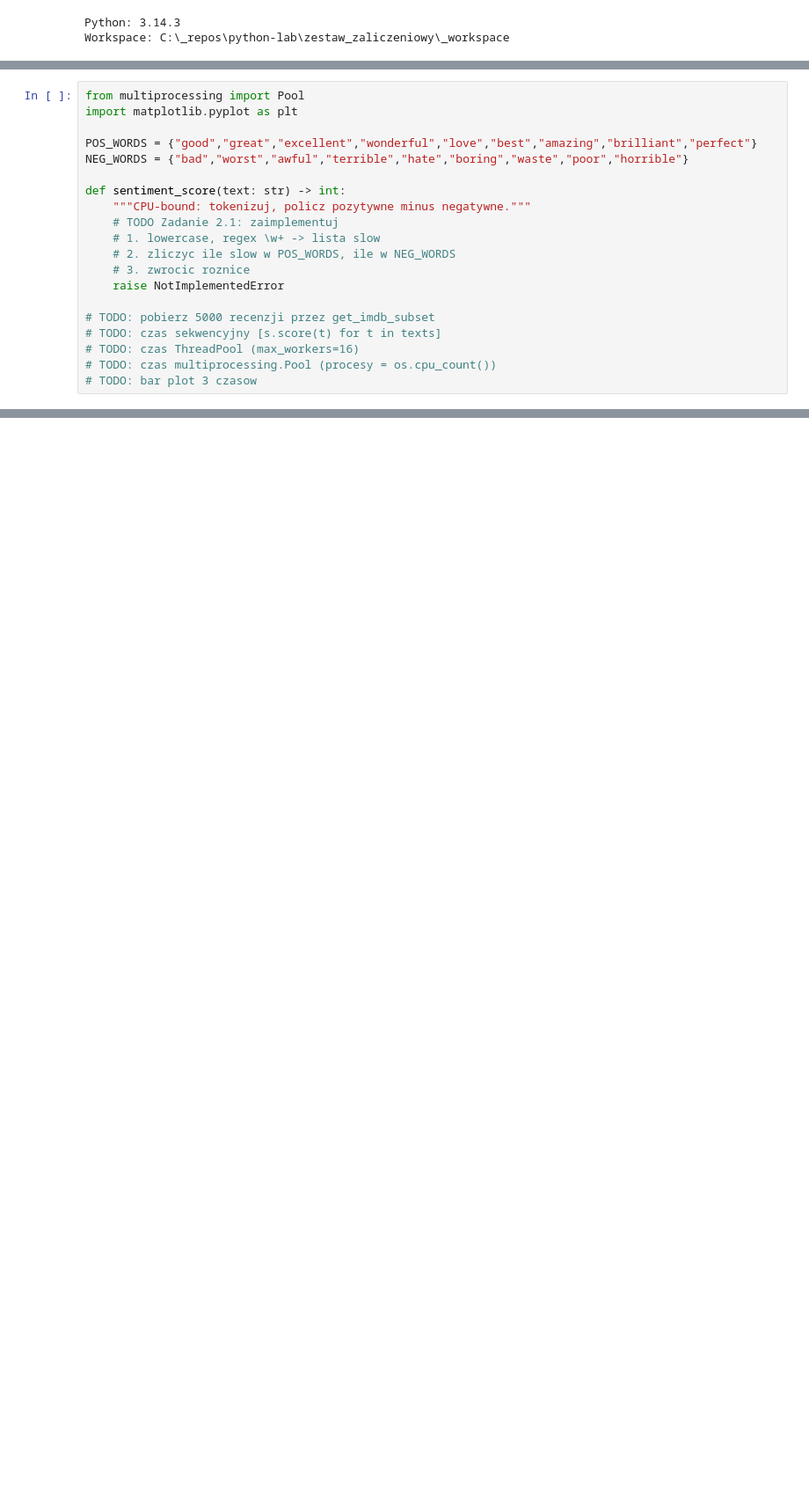
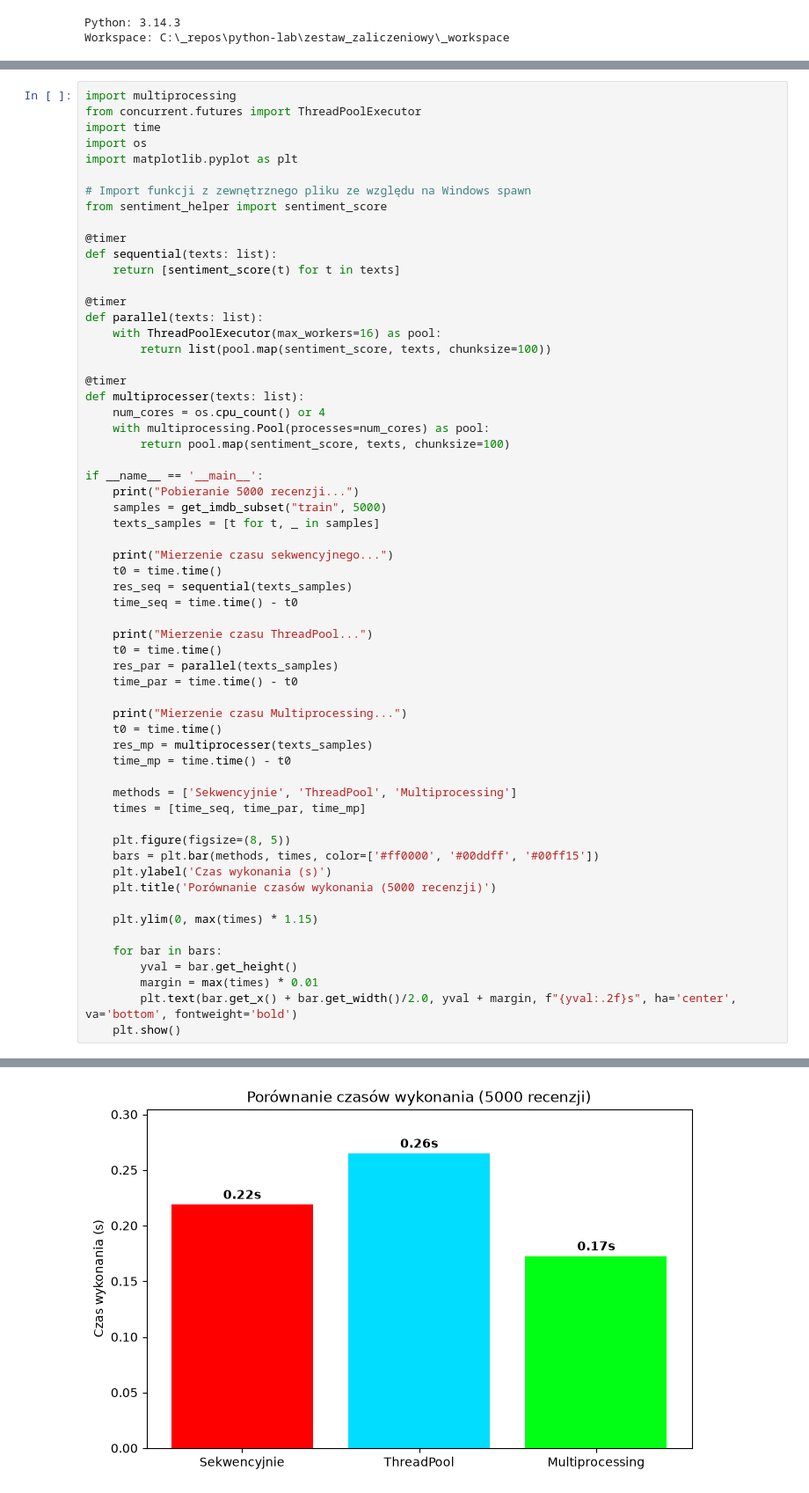
Before and after one commit to KacperGodyn/python-lab, a Jupyter notebook: zestaw_zaliczeniowy/AAP_Zestaw_Zaliczeniowy.ipynb, the cells around one changed output, grey strips where cells are left out. Shown at 88% size. Drawn from its saved outputs; the diff is of its cells as text; blank space fills up the shorter version.

```diff
--- a/zestaw_zaliczeniowy/AAP_Zestaw_Zaliczeniowy.ipynb
+++ b/zestaw_zaliczeniowy/AAP_Zestaw_Zaliczeniowy.ipynb
@@ -308,23 +309,64 @@ ThreadPool (16 workerow): 0.04s  -- 11.1x szybciej
 4. **Wniosek:** który wariant najszybszy i dlaczego? (oczekiwane: multiprocessing wygrywa, bo CPU-bound i omija GIL).
 
 **Wskazówka:** użyj `chunksize=100` w `pool.map()` żeby zmniejszyć narzut serializacji.
-# %%
-from multiprocessing import Pool
-import matplotlib.pyplot as plt
-
-POS_WORDS = {"good","great","excellent","wonderful","love","best","amazing","brilliant","perfect"}
-NEG_WORDS = {"bad","worst","awful","terrible","hate","boring","waste","poor","horrible"}
-
-def sentiment_score(text: str) -> int:
-    """CPU-bound: tokenizuj, policz pozytywne minus negatywne."""
-    # TODO Zadanie 2.1: zaimplementuj
-    # 1. lowercase, regex \w+ -> lista slow
-    # 2. zliczyc ile slow w POS_WORDS, ile w NEG_WORDS
-    # 3. zwrocic roznice
-    raise NotImplementedError
-
-# TODO: pobierz 5000 recenzji przez get_imdb_subset
-# TODO: czas sekwencyjny [s.score(t) for t in texts]
-# TODO: czas ThreadPool (max_workers=16)
-# TODO: czas multiprocessing.Pool (procesy = os.cpu_count())
-# TODO: bar plot 3 czasow
+# %%
+import multiprocessing
+from concurrent.futures import ThreadPoolExecutor
+import time
+import os
+import matplotlib.pyplot as plt
+
+# Import funkcji z zewnętrznego pliku ze względu na Windows spawn
+from sentiment_helper import sentiment_score
+
+@timer
+def sequential(texts: list):
+    return [sentiment_score(t) for t in texts]
+
+@timer
+def parallel(texts: list):
+    with ThreadPoolExecutor(max_workers=16) as pool:
+        return list(pool.map(sentiment_score, texts, chunksize=100))
+
+@timer
+def multiprocesser(texts: list):
+    num_cores = os.cpu_count() or 4
+    with multiprocessing.Pool(processes=num_cores) as pool:
+        return pool.map(sentiment_score, texts, chunksize=100)
+
+if __name__ == '__main__':
+    print("Pobieranie 5000 recenzji...")
+    samples = get_imdb_subset("train", 5000)
+    texts_samples = [t for t, _ in samples]
+
+    print("Mierzenie czasu sekwencyjnego...")
+    t0 = time.time()
+    res_seq = sequential(texts_samples)
+    time_seq = time.time() - t0
+
+    print("Mierzenie czasu ThreadPool...")
+    t0 = time.time()
+    res_par = parallel(texts_samples)
+    time_par = time.time() - t0
+
+    print("Mierzenie czasu Multiprocessing...")
+    t0 = time.time()
+    res_mp = multiprocesser(texts_samples)
+    time_mp = time.time() - t0
+
+    methods = ['Sekwencyjnie', 'ThreadPool', 'Multiprocessing']
+    times = [time_seq, time_par, time_mp]
+
+    plt.figure(figsize=(8, 5))
+    bars = plt.bar(methods, times, color=['#ff0000', '#00ddff', '#00ff15'])
+    plt.ylabel('Czas wykonania (s)')
+    plt.title('Porównanie czasów wykonania (5000 recenzji)')
+
+    plt.ylim(0, max(times) * 1.15)
+
+    for bar in bars:
+        yval = bar.get_height()
+        margin = max(times) * 0.01
+        plt.text(bar.get_x() + bar.get_width()/2.0, yval + margin, f"{yval:.2f}s", ha='center', va='bottom', fontweight='bold')
+    plt.show()
+# %% [output]
@@ -331,3 +381,4 @@ def sentiment_score(text: str) -> int:
+[figure, added]
 # %% [markdown]
 ---
 
```
Also changed, not shown: parts of 7 cells of this notebook, 8 other files.
